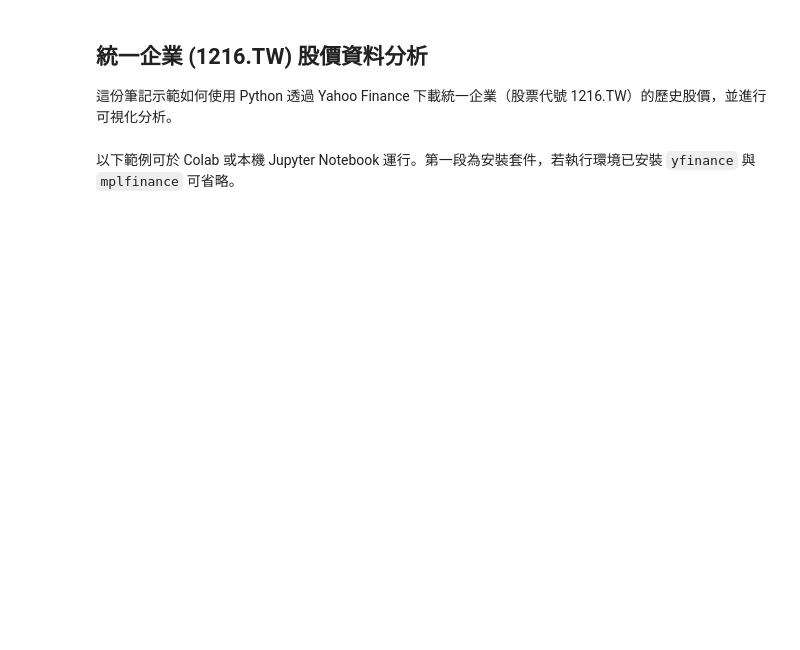
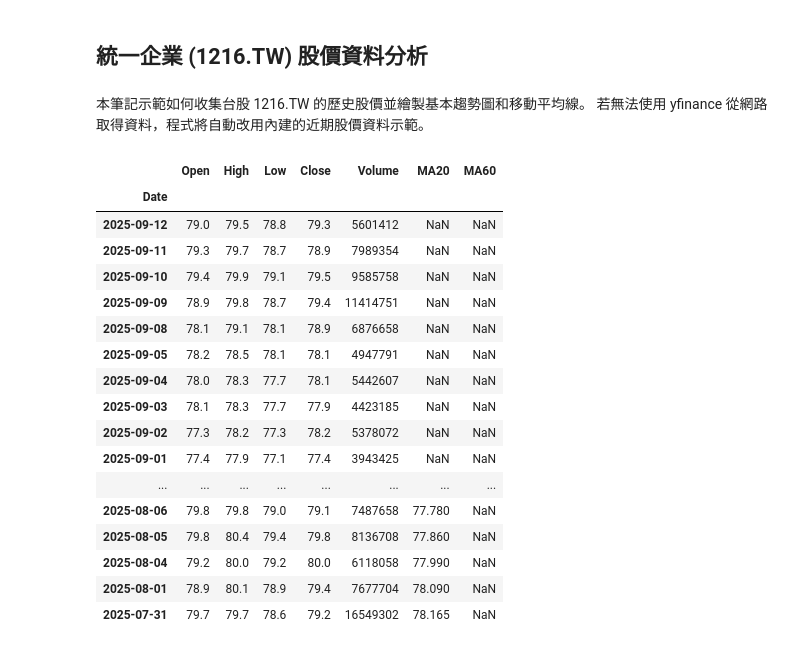
Before and after one commit to a820924a/stock_1216_analysis, a Jupyter notebook: stock_1216_analysis.ipynb, the cells around one changed output. Cells and saved outputs as stored; diff of their text form; code cells hidden in the pictures; blank space fills up the shorter version.

```diff
--- a/stock_1216_analysis.ipynb
+++ b/stock_1216_analysis.ipynb
@@ -1,24 +1,74 @@
 # %% [markdown]
 ## 統一企業 (1216.TW) 股價資料分析
-
-這份筆記示範如何使用 Python 透過 Yahoo Finance 下載統一企業（股票代號 1216.TW）的歷史股價，並進行可視化分析。
 # %% [markdown]
-以下範例可於 Colab 或本機 Jupyter Notebook 運行。第一段為安裝套件，若執行環境已安裝 `yfinance` 與 `mplfinance` 可省略。
+本筆記示範如何收集台股 1216.TW 的歷史股價並繪製基本趨勢圖和移動平均線。 若無法使用 yfinance 從網路取得資料，程式將自動改用內建的近期股價資料示範。
 # %%
 # 在需要時安裝 yfinance 與 mplfinance
 # !pip install yfinance mplfinance --quiet
 # %%
-import yfinance as yf
+
 import pandas as pd
 import matplotlib.pyplot as plt
-import mplfinance as mpf
 
-# 定義股票代碼（台股需加上 .TW 後綴）
-ticker = '1216.TW'
+# 嘗試透過 yfinance 下載資料；若失敗則使用內建的近期股價資料
+try:
+    import yfinance as yf
+    ticker = '1216.TW'
+    stock_data = yf.download(ticker, start='2025-07-31', end='2025-09-15', progress=False)
+    if stock_data.empty:
+        raise ValueError("No data downloaded")
+except Exception as e:
+    # fallback: recent stock prices (manually collected)
+    data = {
+        'Date': [
+            '2025-09-12','2025-09-11','2025-09-10','2025-09-09','2025-09-08','2025-09-05','2025-09-04',
+            '2025-09-03','2025-09-02','2025-09-01','2025-08-29','2025-08-28','2025-08-27','2025-08-26',
+            '2025-08-25','2025-08-22','2025-08-21','2025-08-20','2025-08-19','2025-08-18','2025-08-15',
+            '2025-08-14','2025-08-13','2025-08-12','2025-08-11','2025-08-08','2025-08-07','2025-08-06',
+            '2025-08-05','2025-08-04','2025-08-01','2025-07-31'
+        ],
+        'Open': [79.00,79.30,79.40,78.90,78.10,78.20,78.00,78.10,77.30,77.40,77.90,76.50,76.40,77.50,
+                 77.80,78.20,77.70,77.20,77.60,78.50,78.60,77.90,78.40,78.00,78.20,78.80,79.30,79.80,
+                 79.80,79.20,78.90,79.70],
+        'High': [79.50,79.70,79.90,79.80,79.10,78.50,78.30,78.30,78.20,77.90,78.10,77.90,77.20,77.50,
+                 78.10,78.40,78.30,77.40,77.60,78.60,78.80,78.40,78.40,78.20,78.20,79.10,79.80,79.80,
+                 80.40,80.00,80.10,79.70],
+        'Low':  [78.80,78.70,79.10,78.70,78.10,78.10,77.70,77.70,77.30,77.10,77.20,76.40,76.20,76.30,
+                 77.30,77.30,77.30,76.80,77.00,77.50,77.70,77.60,77.20,77.60,77.30,77.80,78.90,79.00,
+                 79.40,79.20,78.90,78.60],
+        'Close':[79.30,78.90,79.50,79.40,78.90,78.10,78.10,77.90,78.20,77.40,77.40,77.70,76.70,76.30,
+                 77.80,77.50,77.80,77.10,77.30,77.80,78.80,78.20,77.60,77.80,77.80,78.20,79.10,79.10,
+                 79.80,80.00,79.40,79.20],
+        'Volume':[5601412,7989354,9585758,11414751,6876658,4947791,5442607,4423185,5378072,3943425,
+                 11740973,11198572,6910942,18616972,8328914,8816575,9005381,7786251,7568390,8218872,
+                 8067858,7386892,13214520,10895627,11037355,12775057,10111835,7487658,8136708,6118058,
+                 7677704,16549302]
+    }
+    stock_data = pd.DataFrame(data)
+    stock_data['Date'] = pd.to_datetime(stock_data['Date'])
+    stock_data.set_index('Date', inplace=True)
 
-# 下載歷史股價資料，起始日期可自行調整
-stock_data = yf.download(ticker, start='2020-01-01', progress=False)
-
-# 檢視資料前五列
-stock_data.head()
+# 計算移動平均線
+stock_data['MA20'] = stock_data['Close'].rolling(20).mean()
+stock_data['MA60'] = stock_data['Close'].rolling(60).mean()
+stock_data
+# %% [output]
+|  | Open | High | Low | Close | Volume | MA20 | MA60 |
+| Date |  |  |  |  |  |  |  |
+| 2025-09-12 | 79.0 | 79.5 | 78.8 | 79.3 | 5601412 | NaN | NaN |
+| 2025-09-11 | 79.3 | 79.7 | 78.7 | 78.9 | 7989354 | NaN | NaN |
+| 2025-09-10 | 79.4 | 79.9 | 79.1 | 79.5 | 9585758 | NaN | NaN |
+| 2025-09-09 | 78.9 | 79.8 | 78.7 | 79.4 | 11414751 | NaN | NaN |
+| 2025-09-08 | 78.1 | 79.1 | 78.1 | 78.9 | 6876658 | NaN | NaN |
+| 2025-09-05 | 78.2 | 78.5 | 78.1 | 78.1 | 4947791 | NaN | NaN |
+| 2025-09-04 | 78.0 | 78.3 | 77.7 | 78.1 | 5442607 | NaN | NaN |
+| 2025-09-03 | 78.1 | 78.3 | 77.7 | 77.9 | 4423185 | NaN | NaN |
+| 2025-09-02 | 77.3 | 78.2 | 77.3 | 78.2 | 5378072 | NaN | NaN |
+| 2025-09-01 | 77.4 | 77.9 | 77.1 | 77.4 | 3943425 | NaN | NaN |
+| ... | ... | ... | ... | ... | ... | ... | ... |
+| 2025-08-06 | 79.8 | 79.8 | 79.0 | 79.1 | 7487658 | 77.780 | NaN |
+| 2025-08-05 | 79.8 | 80.4 | 79.4 | 79.8 | 8136708 | 77.860 | NaN |
+| 2025-08-04 | 79.2 | 80.0 | 79.2 | 80.0 | 6118058 | 77.990 | NaN |
+| 2025-08-01 | 78.9 | 80.1 | 78.9 | 79.4 | 7677704 | 78.090 | NaN |
+| 2025-07-31 | 79.7 | 79.7 | 78.6 | 79.2 | 16549302 | 78.165 | NaN |
 # %%
```
Also changed, not shown: parts of 3 cells of this notebook.
